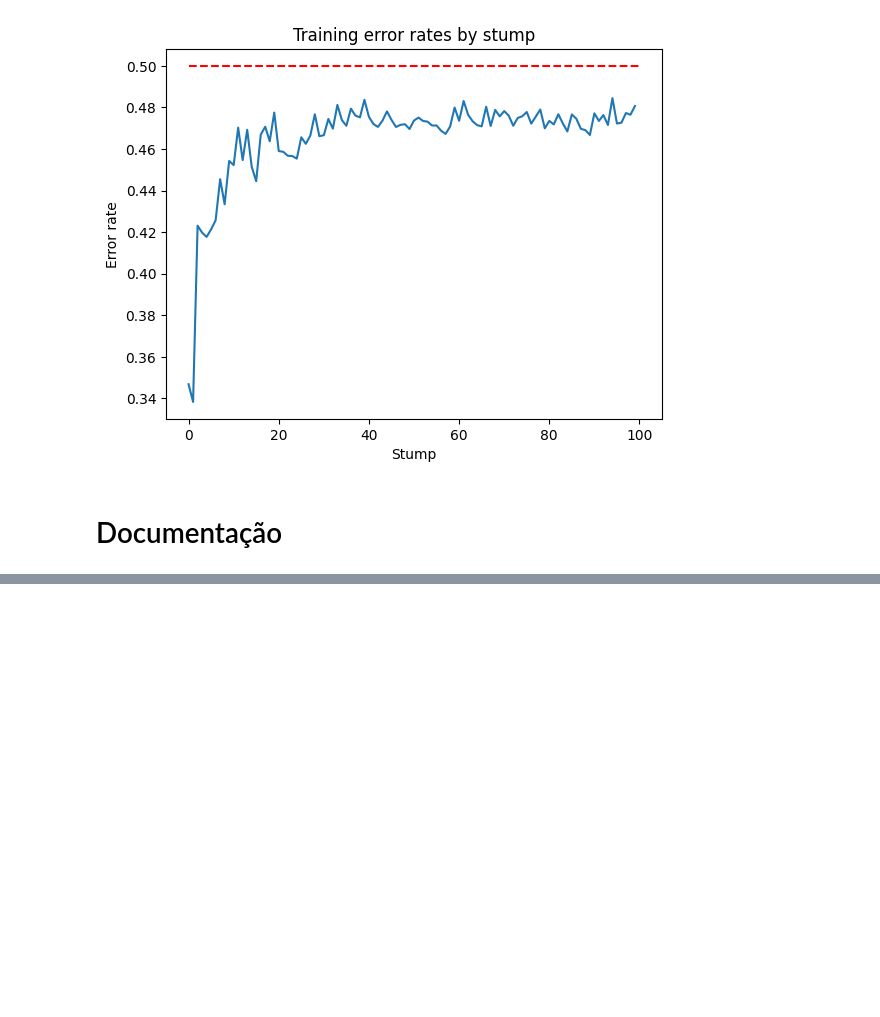
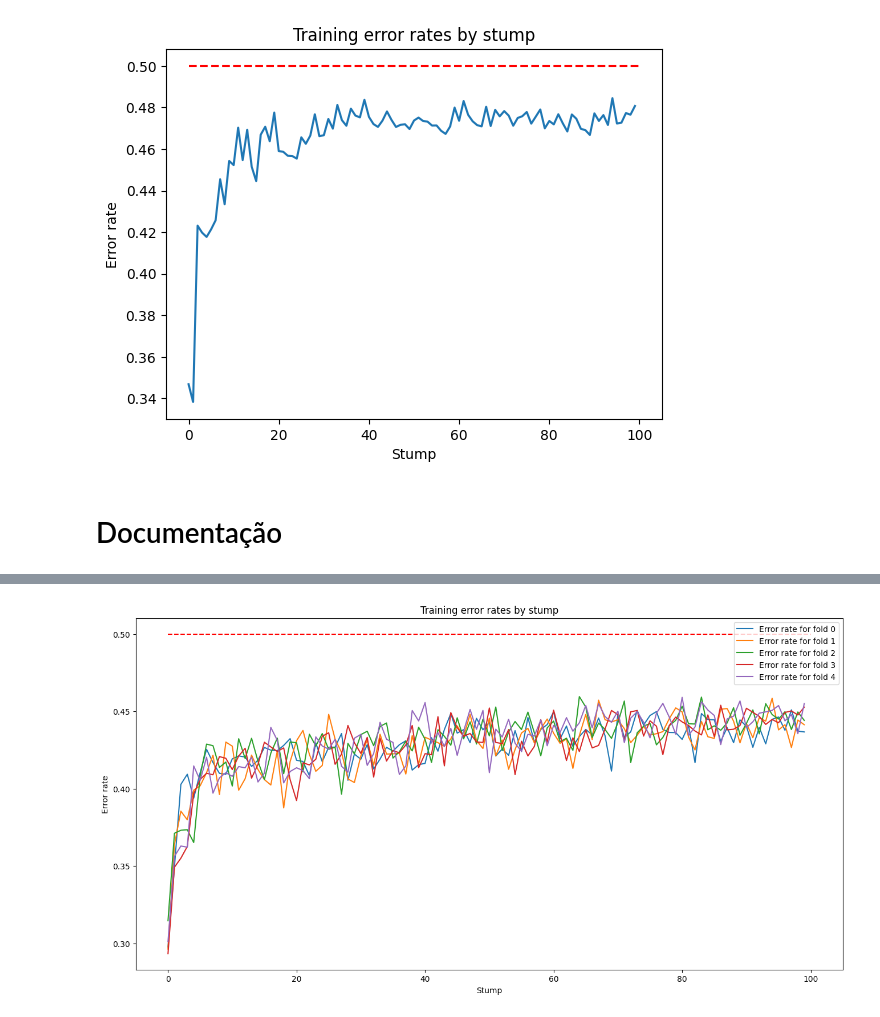
Before and after one commit to paduathiago/boosting_algorithm, a Jupyter notebook: tp2.ipynb, the cells around one changed output, grey strips where cells are left out. Saved outputs shown, nothing was run; the diff lists cells and outputs as text; code cells hidden in the pictures; blank space fills up the shorter version.

```diff
--- a/tp2.ipynb
+++ b/tp2.ipynb
@@ -188,0 +217,24 @@ plt.show()
+# %%
+ada = AdaBoost(DecisionTreeClassifier(max_depth=2))
+
+accuracies = []
+
+plt.figure(figsize=(16, 8))
+
+for i, (train_index, test_index) in enumerate(kf.split(X, y)):
+    X_train, X_test = X.iloc[train_index], X.iloc[test_index]
+    y_train, y_test = y[train_index], y[test_index]
+
+    ada.fit(X_train, y_train)
+    y_pred = ada.predict(X_test)
+    accuracy = accuracy_score(y_test, y_pred)
+    plt.plot(ada.errors, label=f'Error rate for fold {i}')
+
+plt.hlines(0.5, 0, ada.nEstimators, colors = 'red', linestyles='dashed')
+plt.legend()
+plt.title('Training error rates by stump')
+plt.xlabel('Stump')
+plt.ylabel('Error rate')
+plt.show()
+# %% [output]
+[figure, added]
```
Also changed, not shown: parts of 11 cells of this notebook.
